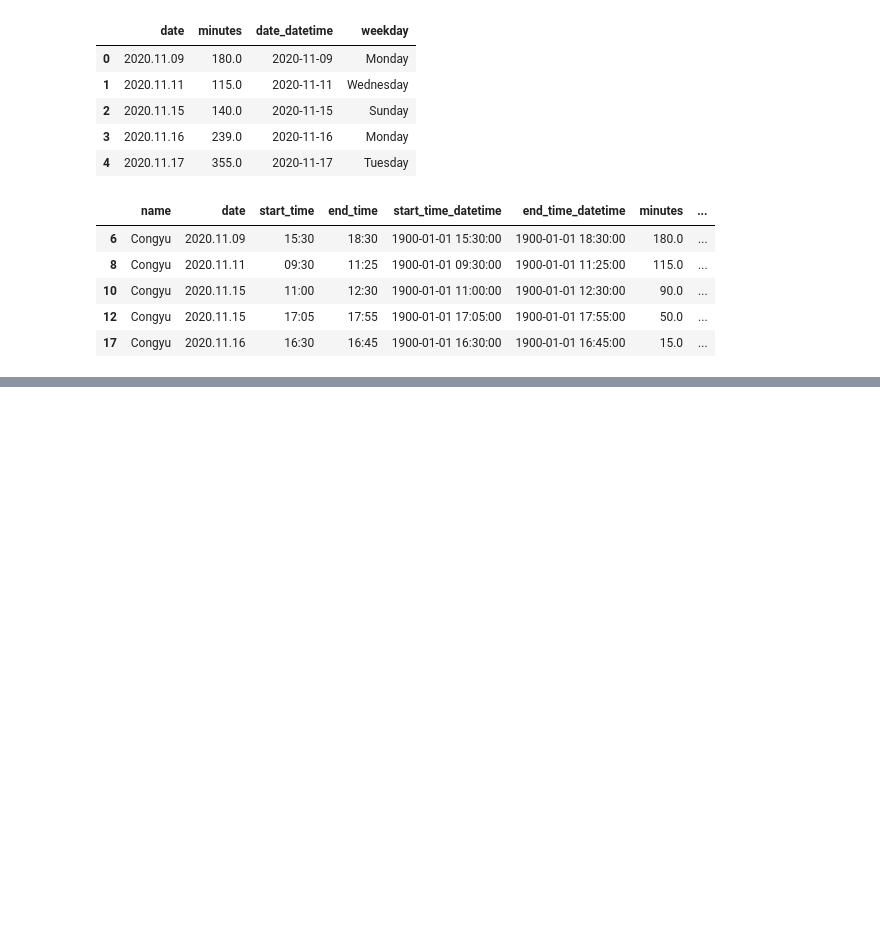
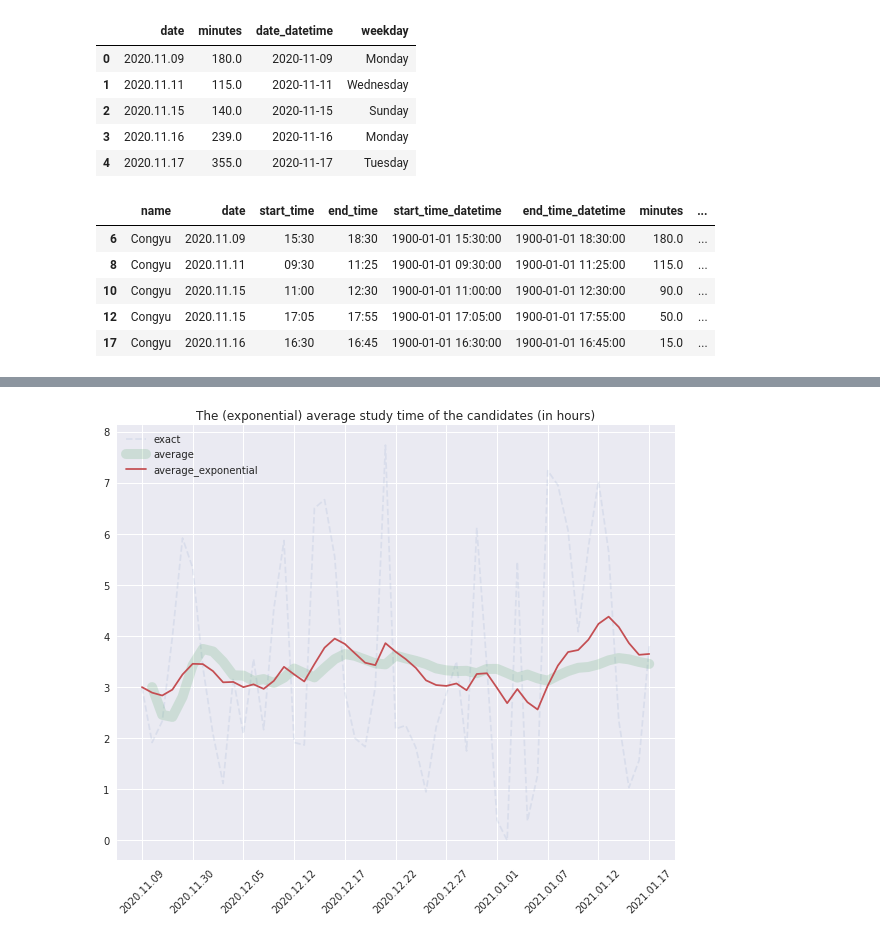
Before and after one commit to Apollo1840/StudyTimeBoard, a Jupyter notebook: dev/dev_data_analysis_personal.ipynb, the cells around one changed output, grey strips where cells are left out. Cells and saved outputs as stored; diff of their text form; code cells hidden in the pictures; blank space fills up the shorter version.

```diff
--- a/dev/dev_data_analysis_personal.ipynb
+++ b/dev/dev_data_analysis_personal.ipynb
@@ -159,0 +180,43 @@ plot_study_stream_singleday(df_congyu_today)
+# %%
+def exponential_moving_average(a, theta=0.5):
+    b = [a[i] for i in range(len(a))]
+    for i in range(1, len(a)):
+        b[i] = (1 - theta) * b[i - 1] + theta * a[i]
+    return b
+
+import numpy as np
+
+def along_average(a):
+    return [np.mean(a[0:i]) for i in range(len(a))]
+
+def plot_hours_per_day_average(df, output_path="sample.png"):
+
+    HOURS = "hours"
+    HOURS_AVG = "hours_avg"
+    HOURS_AVG_EXP = "hours_expo_avg"
+
+    df[HOURS] = df[MINUTES]/60
+    df[HOURS_AVG] = along_average(df[HOURS])
+    df[HOURS_AVG_EXP] = exponential_moving_average(df[HOURS], 0.1)
+
+
+    fig = plt.figure(figsize=(10, 8))
+    plt.plot(df[DATE], df[HOURS], "--", alpha=0.1,label="exact")
+    plt.plot(df[DATE], df[HOURS_AVG], alpha=0.2, linewidth=10, label="average")
+    plt.plot(df[DATE], df[HOURS_AVG_EXP], label="average_exponential")
+    plt.xticks(range(0, len(df)+1, 5))
+    plt.xticks(rotation=45)
+    plt.legend()
+    plt.title("The (exponential) average study time of the candidates (in hours)")
+
+    # fig.savefig(os.path.join(APP_PATH, output_path))
+    # return fig_to_html(fig)
+# %%
+df_congyu_min = to_minutes_by_day_table(df_congyu)
+# print(df_congyu_min)
+MINUTES_AVG = "minutes_expo_avg"
+df_congyu_min[MINUTES_AVG] = exponential_moving_average(df_congyu_min[MINUTES])
+# print(df_congyu_min)
+plot_hours_per_day_average(df_congyu_min)
+# %% [output]
+[figure, added]
```
Also changed, not shown: parts of 9 cells of this notebook, 16 other files.
